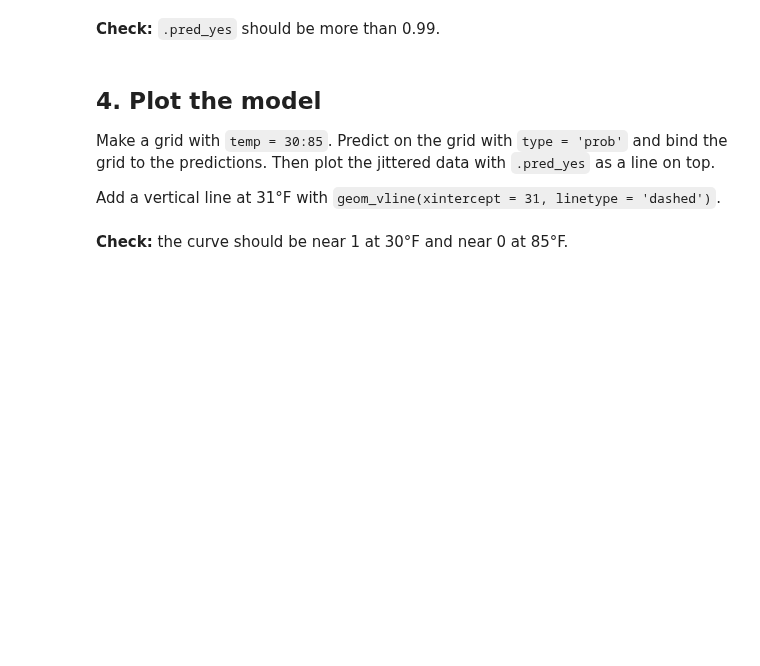
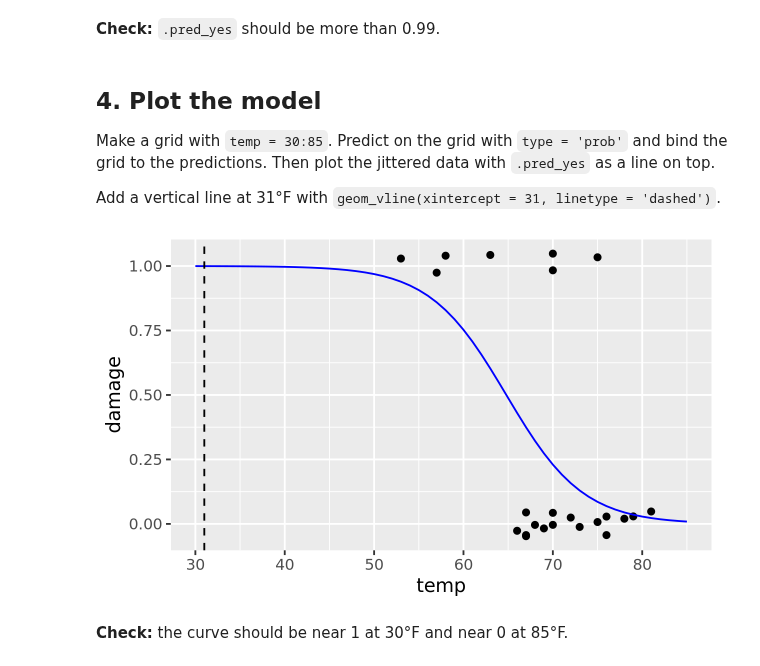
Before and after one commit to alynkim/codespace, a Jupyter notebook: exercises/11-challenger-exercise.ipynb, the cells around one changed output. Drawn from its saved outputs; the diff is of its cells as text; code cells hidden in the pictures; blank space fills up the shorter version.

````diff
--- a/exercises/11-challenger-exercise.ipynb
+++ b/exercises/11-challenger-exercise.ipynb
@@ -72,3 +81,9 @@ Use tidymodels only. Do not change any other cells.
 ```
 # %% [markdown]
 **Your assistant puts its code in the cell below and runs it.** Read the code. Does it use `logistic_reg()`? Does it use `damage_f`, not `damage`?
+# %%
+mod <- logistic_reg()
+
+mod_fit <- mod |> fit(damage_f ~ temp, data = challenger)
+
+tidy(mod_fit)
@@ -97,5 +123,17 @@ fit_oring |> predict(new_data = launch, type = 'prob')
 Make a grid with `temp = 30:85`. Predict on the grid with `type = 'prob'` and bind the grid to the predictions. Then plot the jittered data with `.pred_yes` as a line on top.
 
 Add a vertical line at 31°F with `geom_vline(xintercept = 31, linetype = 'dashed')`.
+# %%
+temp_grid <- tibble(temp = 30:85)
+
+temp_grid <- temp_grid |>
+    bind_cols(predict(mod_fit, new_data = temp_grid, type = 'prob'))
+# %%
+ggplot(challenger, aes(x = temp, y = damage)) +
+    geom_jitter(width = 0, height = 0.05) +
+    geom_line(data = temp_grid, aes(y = .pred_yes), color = 'blue') +
+    geom_vline(xintercept = 31, linetype = 'dashed')
+# %% [output]
+[figure, added]
 # %% [markdown]
 **Check:** the curve should be near 1 at 30°F and near 0 at 85°F.
````
Also changed, not shown: parts of 4 cells of this notebook.
